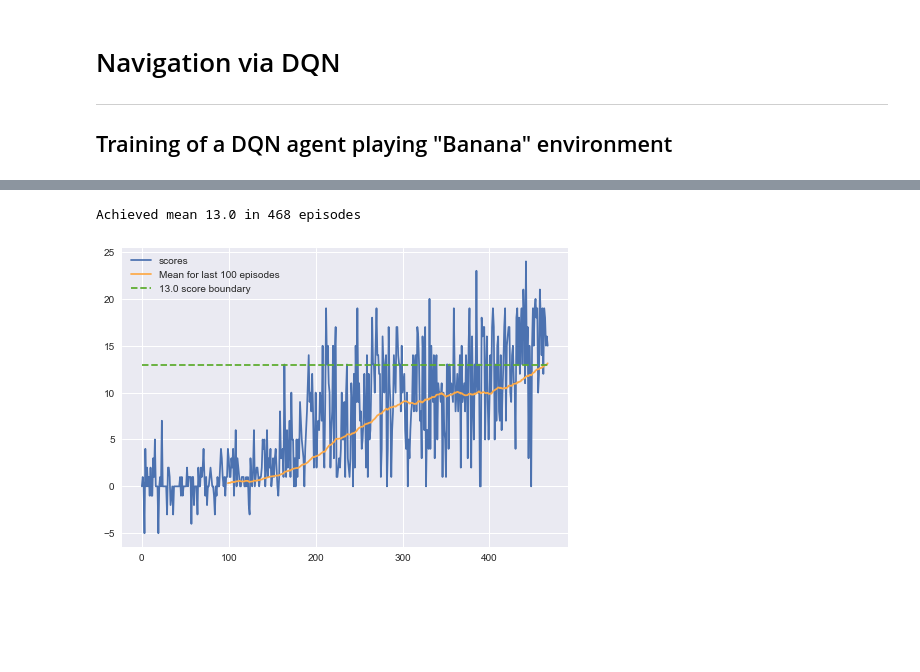
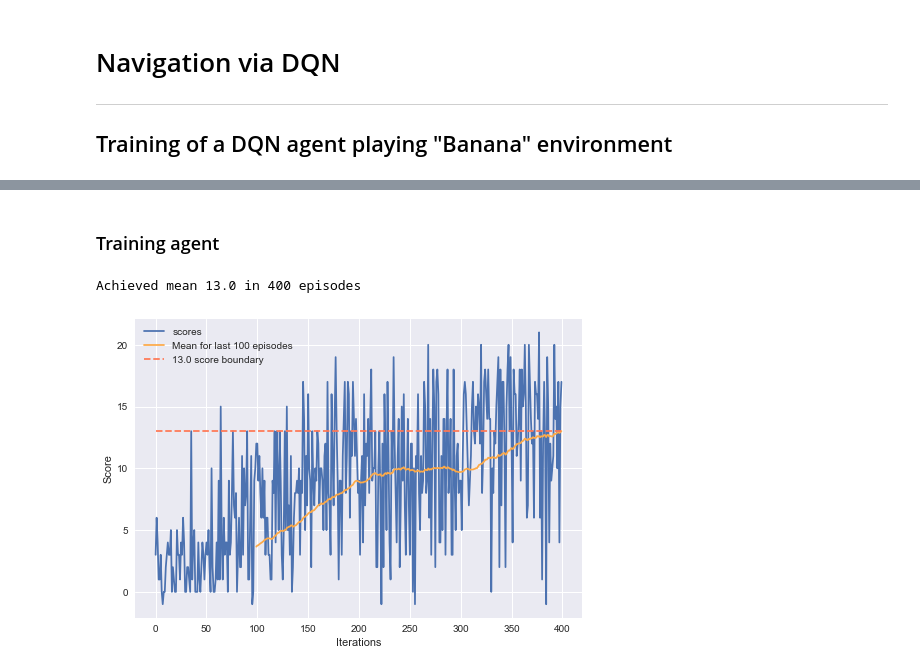
Before and after one commit to aweas/DeepUnityBananer, a Jupyter notebook: Navigation_dqn.ipynb, the cells around one changed output, grey strips where cells are left out. Drawn from its saved outputs; the diff is of its cells as text; code cells hidden in the pictures; blank space fills up the shorter version.

```diff
--- a/Navigation_dqn.ipynb
+++ b/Navigation_dqn.ipynb
@@ -60,72 +101,23 @@ done = False
+# %% [markdown]
+### Training agent
 # %%
-dqn_agent = Agent(ReinforcementNetwork, 37, 4, 42)
+dqn_agent = Agent(QNetworkTf, 37, 4, 42)
-# %%
-def run(agent, env, num_episodes=20000, mode='train'):
-    """Run agent in given reinforcement learning environment and return scores."""
-    scores = []
-    max_avg_score = -np.inf
-    train_mode=True
-    agent.set_epsilon(1.0, 0.01, 0.5*num_episodes)
-
-    if mode=='test':
-        num_episodes = 1
-        train_mode=False
-
-    with tqdm.trange(1, num_episodes+1) as t:
-        for i_episode in t:
-            last_state = None
-            last_action = None
-            state = env.reset(train_mode=train_mode)[brain_name].vector_observations[0]
-
-            total_reward = 0
-            done = False
-            action = agent.act(state)
-
-            while not done:
-                env_info = env.step([action])[brain_name]
-                state = env_info.vector_observations[0]
-                reward = env_info.rewards[0]
-                done = env_info.local_done[0]
-
-                total_reward += reward
-
-                if last_state is not None:
-                    agent.step(last_state, last_action, reward, state, done)
-                action = agent.act(state, mode)
-
-                last_state = state
-                last_action = action
-
-            scores.append(total_reward)
-            agent.reset_episode()
-
-            if mode == 'train':
-                if i_episode>100:
-                    mn = np.mean(scores[-100:])
-                else:
-                    mn = 0
-                t.set_postfix(max_score=np.max(scores), loss=agent.loss, mean_score=mn)
-                agent.loss = 0
-                agent.learning_steps = 0
-                if mn>13.0:
-                    print(f"Achieved mean 13.0 in {i_episode} episodes")
-                    break
-    return scores
-
-scores = run(dqn_agent, env, num_episodes=2000, mode='train')
-# %% [output]
-Achieved mean 13.0 in 468 episodes
+# %%
+scores = run(dqn_agent, env, num_episodes=2000, mode='train')
+# %% [output]
+Achieved mean 13.0 in 400 episodes
 # %%
 means = np.convolve(scores, np.ones((100,))/100, mode='valid')
 plt.style.use('seaborn')
 plt.plot(scores, label='scores')
 plt.plot(np.arange(len(scores)-len(means), len(scores)), means, color='xkcd:light orange', label='Mean for last 100 episodes')
-plt.plot(np.arange(len(scores)), 13*np.ones(len(scores)), '--', color='xkcd:grass', label='13.0 score boundary')
+plt.plot(np.arange(len(scores)), 13*np.ones(len(scores)), '--', color='xkcd:melon', label='13.0 score boundary')
+plt.xlabel("Iterations")
+plt.ylabel("Score")
 plt.legend()
 plt.show()
-# run(dqn_agent, env, num_episodes=1, mode='test')
 # %% [output]
-[figure, old version]
+[figure, new version]
 # %%
 run(dqn_agent, env, num_episodes=1, mode='test')
 # %% [output]
```
Also changed, not shown: parts of 11 cells of this notebook, 13 other files.
